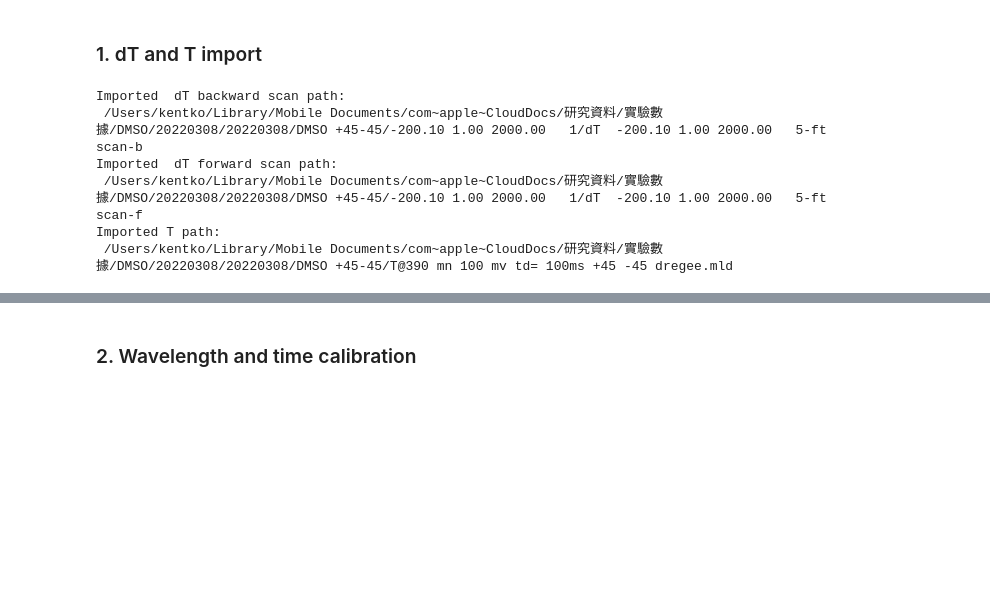
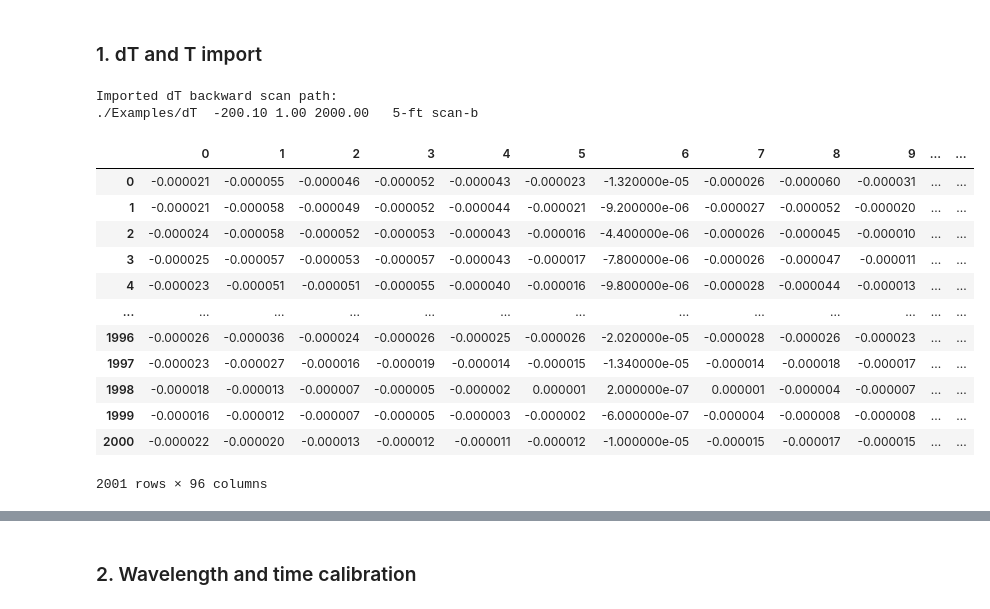
Before and after one commit to YingKuanKo/Time-resolved-spectroscopy-analysis-, a Jupyter notebook: DMSO(20220415) .ipynb, the cells around one changed output, grey strips where cells are left out. Saved outputs shown, nothing was run; the diff lists cells and outputs as text; code cells hidden in the pictures; blank space fills up the shorter version.

Commit message:
Edit: A more Pythonic `class DataImport`
1. Not using gui anymore
2. more readable arguments
3. clear syntax

```diff
--- a/DMSO(20220415) .ipynb
+++ b/DMSO(20220415) .ipynb
@@ -76,12 +66,21 @@ class Dataimport:
         return self.mla_import
-# %%
-dT_b = Dataimport().result_import("dT backward scan", transpose=True, reverse=True)
-dT_f = Dataimport().result_import("dT forward scan", transpose=True, reverse=False)
-T = Dataimport().mla_import()
-# %% [output]
-Imported  dT backward scan path:
- /Users/kentko/Library/Mobile Documents/com~apple~CloudDocs/研究資料/實驗數據/DMSO/20220308/20220308/DMSO +45-45/-200.10 1.00 2000.00   1/dT  -200.10 1.00 2000.00   5-ft scan-b
-Imported  dT forward scan path:
- /Users/kentko/Library/Mobile Documents/com~apple~CloudDocs/研究資料/實驗數據/DMSO/20220308/20220308/DMSO +45-45/-200.10 1.00 2000.00   1/dT  -200.10 1.00 2000.00   5-ft scan-f
-Imported T path:
- /Users/kentko/Library/Mobile Documents/com~apple~CloudDocs/研究資料/實驗數據/DMSO/20220308/20220308/DMSO +45-45/T@390 mn 100 mv td= 100ms +45 -45 dregee.mld
+# %%
+dT_b = DataImport()
+dT_b.result_import(dT_file_path="./Examples/dT  -200.10 1.00 2000.00   5-ft scan-b",
+                   data_name="dT backward scan", transpose=True, reverse=True)
+# %% [output]
+Imported dT backward scan path:
+./Examples/dT  -200.10 1.00 2000.00   5-ft scan-b
+|  | 0 | 1 | 2 | 3 | 4 | 5 | 6 | 7 | 8 | 9 | ... | ... |
+| 0 | -0.000021 | -0.000055 | -0.000046 | -0.000052 | -0.000043 | -0.000023 | -1.320000e-05 | -0.000026 | -0.000060 | -0.000031 | ... | ... |
+| 1 | -0.000021 | -0.000058 | -0.000049 | -0.000052 | -0.000044 | -0.000021 | -9.200000e-06 | -0.000027 | -0.000052 | -0.000020 | ... | ... |
+| 2 | -0.000024 | -0.000058 | -0.000052 | -0.000053 | -0.000043 | -0.000016 | -4.400000e-06 | -0.000026 | -0.000045 | -0.000010 | ... | ... |
+| 3 | -0.000025 | -0.000057 | -0.000053 | -0.000057 | -0.000043 | -0.000017 | -7.800000e-06 | -0.000026 | -0.000047 | -0.000011 | ... | ... |
+| 4 | -0.000023 | -0.000051 | -0.000051 | -0.000055 | -0.000040 | -0.000016 | -9.800000e-06 | -0.000028 | -0.000044 | -0.000013 | ... | ... |
+| ... | ... | ... | ... | ... | ... | ... | ... | ... | ... | ... | ... | ... |
+| 1996 | -0.000026 | -0.000036 | -0.000024 | -0.000026 | -0.000025 | -0.000026 | -2.020000e-05 | -0.000028 | -0.000026 | -0.000023 | ... | ... |
+| 1997 | -0.000023 | -0.000027 | -0.000016 | -0.000019 | -0.000014 | -0.000015 | -1.340000e-05 | -0.000014 | -0.000018 | -0.000017 | ... | ... |
+| 1998 | -0.000018 | -0.000013 | -0.000007 | -0.000005 | -0.000002 | 0.000001 | 2.000000e-07 | 0.000001 | -0.000004 | -0.000007 | ... | ... |
+| 1999 | -0.000016 | -0.000012 | -0.000007 | -0.000005 | -0.000003 | -0.000002 | -6.000000e-07 | -0.000004 | -0.000008 | -0.000008 | ... | ... |
+| 2000 | -0.000022 | -0.000020 | -0.000013 | -0.000012 | -0.000011 | -0.000012 | -1.000000e-05 | -0.000015 | -0.000017 | -0.000015 | ... | ... |
+2001 rows × 96 columns
```
Also changed, not shown: parts of 14 cells of this notebook.
